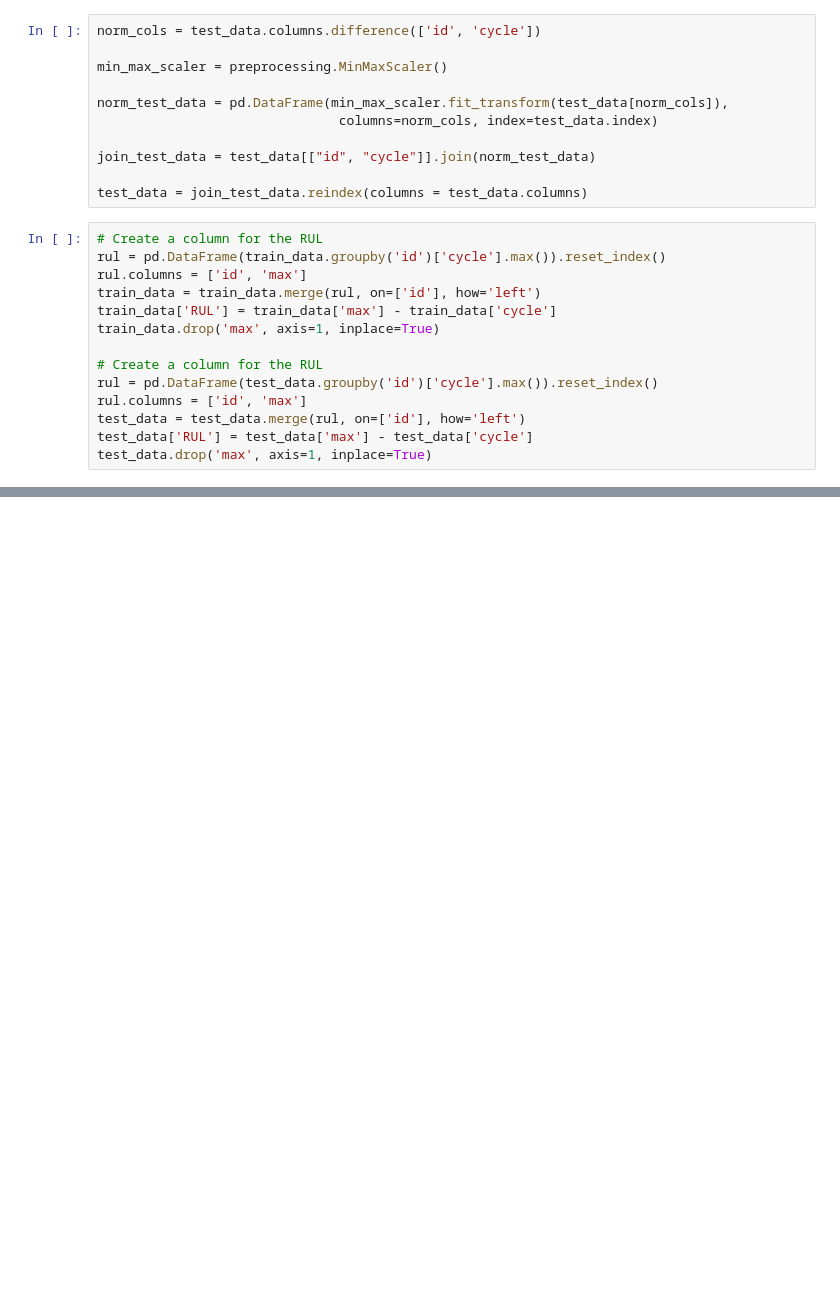
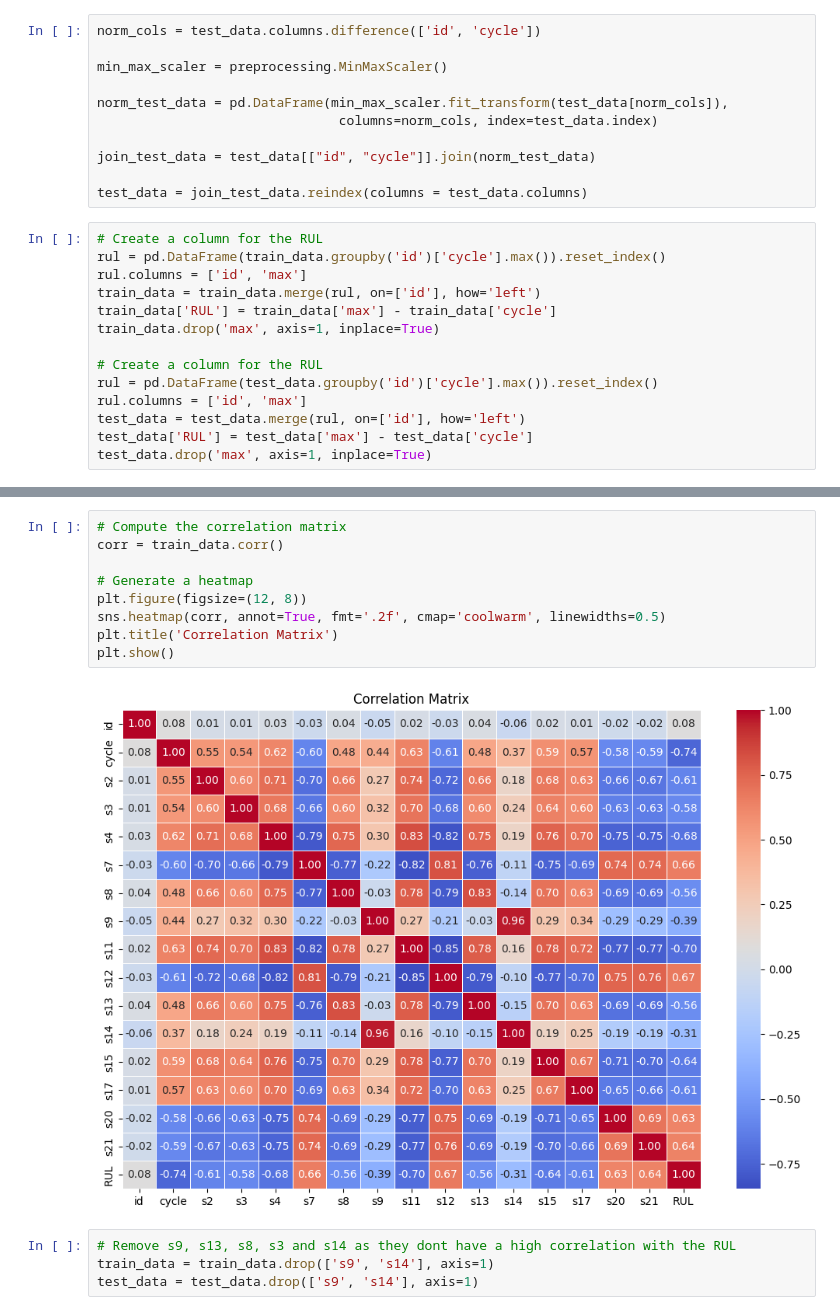
Before and after one commit to NechZ/Predictive-Maintenance, a Jupyter notebook: Engine-Predictive-Maintenance.ipynb, the cells around one changed output, grey strips where cells are left out. Drawn from its saved outputs; the diff is of its cells as text; blank space fills up the shorter version.

```diff
--- a/Engine-Predictive-Maintenance.ipynb
+++ b/Engine-Predictive-Maintenance.ipynb
@@ -149,0 +126,15 @@ R2: -2.0437207221984863
+# %%
+# Compute the correlation matrix
+corr = train_data.corr()
+
+# Generate a heatmap
+plt.figure(figsize=(12, 8))
+sns.heatmap(corr, annot=True, fmt='.2f', cmap='coolwarm', linewidths=0.5)
+plt.title('Correlation Matrix')
+plt.show()
+# %% [output]
+[figure, added]
+# %%
+# Remove s9, s13, s8, s3 and s14 as they dont have a high correlation with the RUL
+train_data = train_data.drop(['s9', 's14'], axis=1)
+test_data = test_data.drop(['s9', 's14'], axis=1)
```
Also changed, not shown: parts of 10 cells of this notebook.
